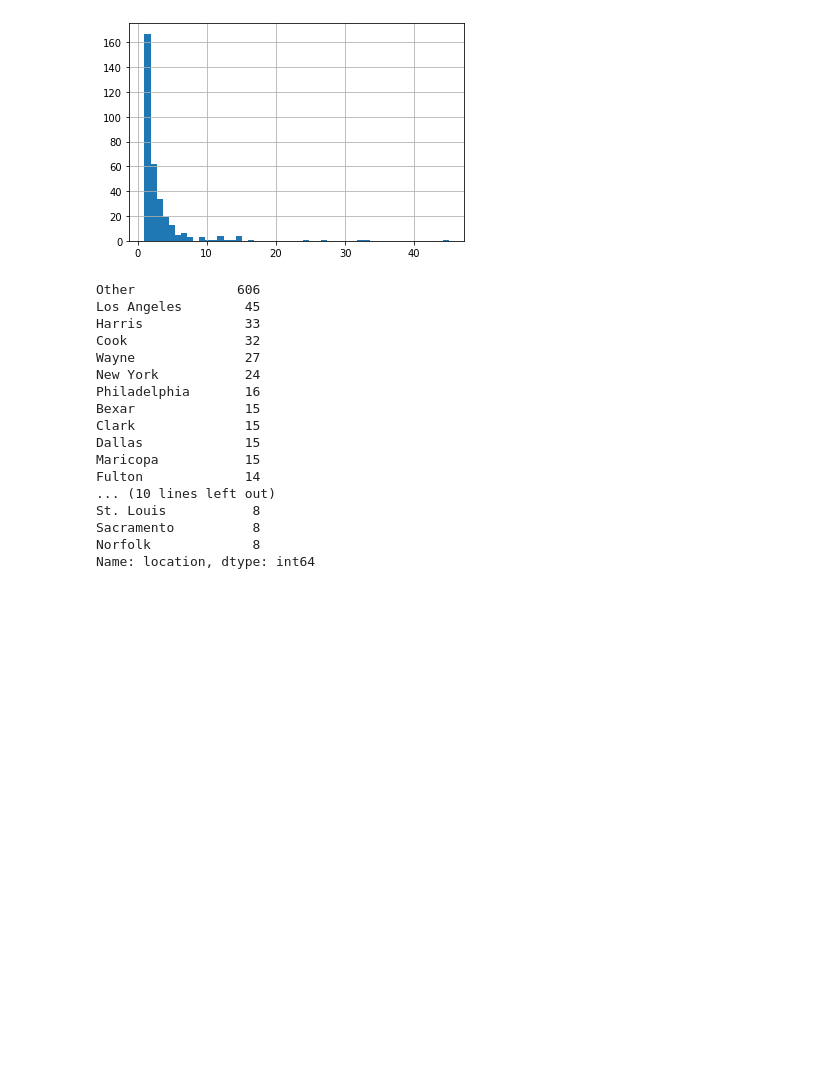
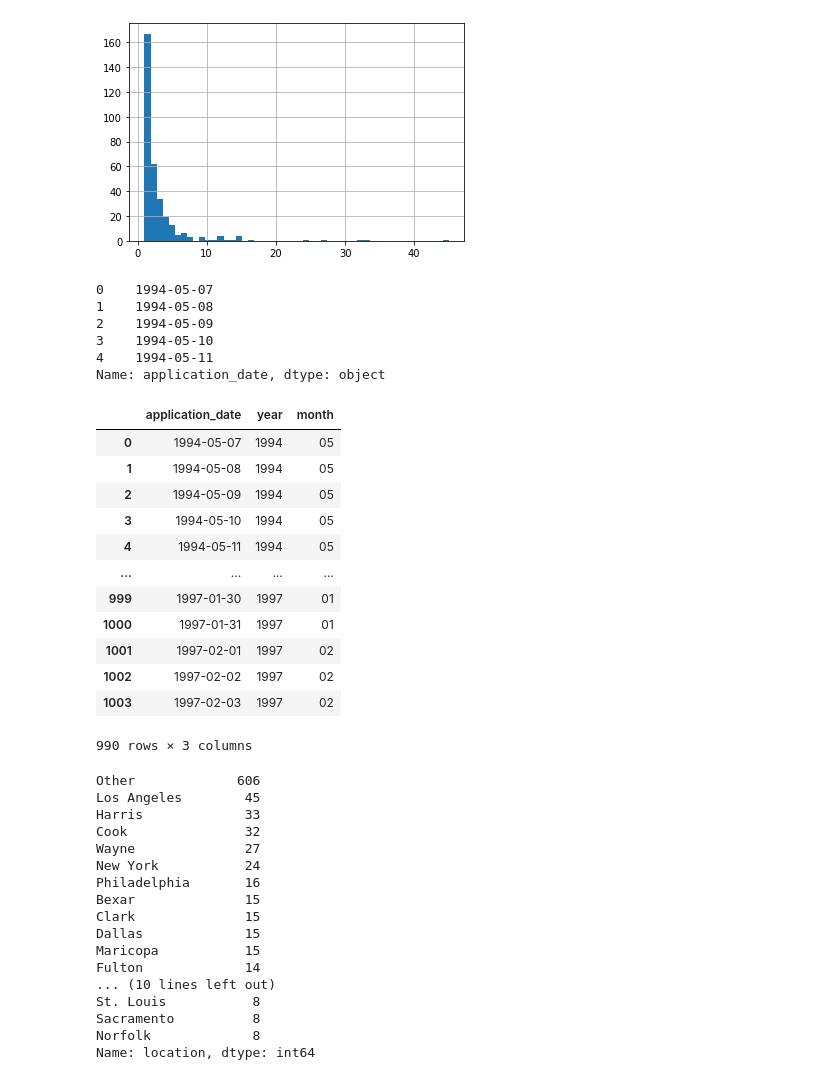
Before and after one commit to EliVerbrugge/CS5402-HW7, a Jupyter notebook: scripts/Preprocessing.ipynb, the cells around one changed output. Saved outputs shown, nothing was run; the diff lists cells and outputs as text; code cells hidden in the pictures; blank space fills up the shorter version.

Commit message:
Split up application date

```diff
--- a/scripts/Preprocessing.ipynb
+++ b/scripts/Preprocessing.ipynb
@@ -125,9 +125,16 @@ df['own_telephone'] = df['own_telephone'].mask(df['own_telephone'] == "?", "unkn
 # Remove the single quotes around the data
 df['own_telephone'].replace("'(.*?)'", "\\1", inplace=True, regex=True)
 
+
 """
 Value manipulation - semantic modifications to data
 """
+
+
+from datetime import datetime
+df['year'] = df['application_date'].apply(lambda x: datetime.strftime(x.date(), '%Y'))
+df['month'] = df['application_date'].apply(lambda x: datetime.strftime(x.date(), '%m'))
+del df['application_date']
 
 # 'checking_amt'
 # Bin into 10 equal width bins
@@ -317,6 +331,32 @@ Ingham                   : 1
 Coconino                 : 1
 <AxesSubplot:>
 [figure]
+# %%
+from datetime import datetime
+print(df['application_date'].apply(lambda x: x.date()).head())
+df['year'] = df['application_date'].apply(lambda x: datetime.strftime(x.date(), '%Y'))
+df['month'] = df['application_date'].apply(lambda x: datetime.strftime(x.date(), '%m'))
+df[['application_date', 'year', 'month']]
+# %% [output]
+0    1994-05-07
+1    1994-05-08
+2    1994-05-09
+3    1994-05-10
+4    1994-05-11
+Name: application_date, dtype: object
+|  | application_date | year | month |
+| 0 | 1994-05-07 | 1994 | 05 |
+| 1 | 1994-05-08 | 1994 | 05 |
+| 2 | 1994-05-09 | 1994 | 05 |
+| 3 | 1994-05-10 | 1994 | 05 |
+| 4 | 1994-05-11 | 1994 | 05 |
+| ... | ... | ... | ... |
+| 999 | 1997-01-30 | 1997 | 01 |
+| 1000 | 1997-01-31 | 1997 | 01 |
+| 1001 | 1997-02-01 | 1997 | 02 |
+| 1002 | 1997-02-02 | 1997 | 02 |
+| 1003 | 1997-02-03 | 1997 | 02 |
+990 rows × 3 columns
 # %%
 THRESHOLD = 8
 
```
Also changed, not shown: parts of 2 cells of this notebook.
